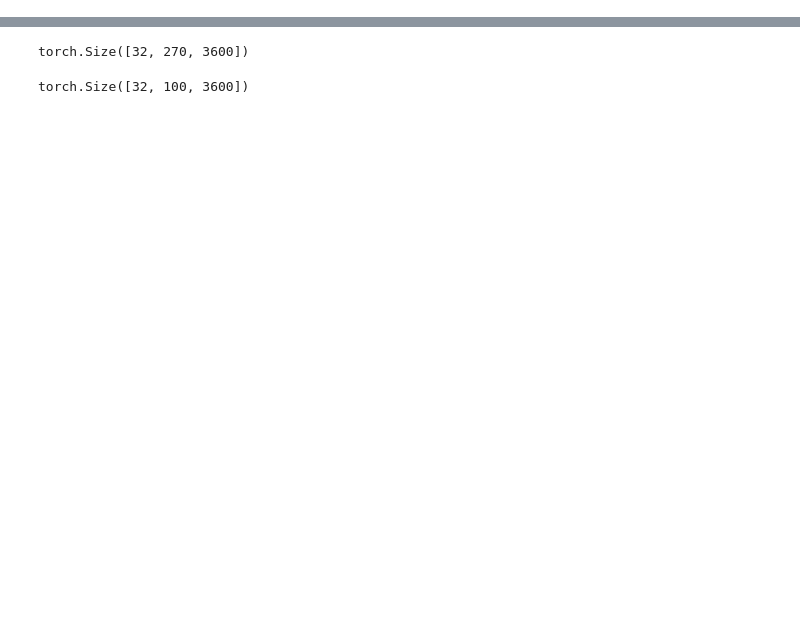
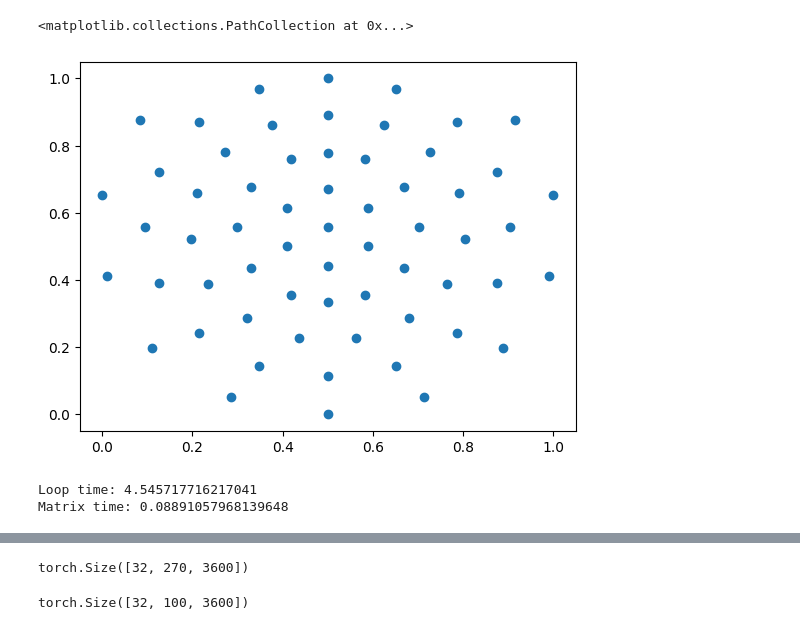
Before and after one commit to Cyb3rBlaze/Facebook-Decoding-Implementation, a Jupyter notebook: brain_model.ipynb, the cells around one changed output, grey strips where cells are left out. Saved outputs shown, nothing was run; the diff lists cells and outputs as text; code cells hidden in the pictures; blank space fills up the shorter version.

```diff
--- a/brain_model.ipynb
+++ b/brain_model.ipynb
@@ -97,0 +100,70 @@ class SpatialAttention(nn.Module):
+# %%
+info = mne.create_info([str(i+1) for i in range(61)], sfreq=500, ch_types="eeg")
+info.set_montage(easycap_montage, on_missing="ignore")
+
+layout = mne.channels.find_layout(info)
+two_dim_pos = layout.pos[:, :2]
+
+# normalize 0-1
+two_dim_pos[:, 0] -= min(two_dim_pos[:, 0])
+two_dim_pos[:, 1] -= min(two_dim_pos[:, 1])
+
+two_dim_pos[:, 0] /= max(two_dim_pos[:, 0])
+two_dim_pos[:, 1] /= max(two_dim_pos[:, 1])
+
+plt.scatter(two_dim_pos[:, 0], two_dim_pos[:, 1])
+# %% [output]
+<matplotlib.collections.PathCollection at 0x...>
+[figure, added]
+# %%
+# compare runtime speeds of matrix vs. loop
+import time
+
+K = 32
+C = 61
+O = 270
+
+z_trainable = torch.randn(O, K, K, dtype=torch.cfloat)
+input_channels = torch.tensor(two_dim_pos)
+
+
+curr_time = time.time()
+
+a_j = 0
+
+for _, channel in enumerate(input_channels):
+    for k in range(1, K+1):
+        for l in range(1, K+1):
+            a_j += (z_trainable[:, k-1, l-1].real) * (torch.cos(2 * np.pi * (k * channel[0] + l * channel[1]))) + \
+                (z_trainable[:, k-1, l-1].imag) * (torch.sin(2 * np.pi * (k * channel[0] + l * channel[1])))
+
+print("Loop time: " + str(time.time() - curr_time))
+
+
+'''
+k -> 32, 32
+input_channels[:, 0] -> 61, 1
+z_trainable.real -> 270, 32, 32
+'''
+
+# matrix version
+k = l = torch.linspace(1, K, K).repeat(C, K, 1).type(torch.float32)
+
+
+curr_time = time.time()
+
+term_1 = torch.transpose(torch.cos(2 * np.pi * (k * input_channels[:, 0].view(-1, 1, 1) + torch.transpose(l, 1, -1) * input_channels[:, 1].view(1, -1, 1, 1))), 2, 3)
+term_2 = torch.transpose(torch.sin(2 * np.pi * (k * input_channels[:, 0].view(-1, 1, 1) + torch.transpose(l, 1, -1) * input_channels[:, 1].view(1, -1, 1, 1))), 2, 3)
+
+z_trainable = torch.transpose(z_trainable.view(1, O, K, K).repeat(C, 1, 1, 1), 0, 1)
+
+a_j = torch.sum(z_trainable.real * term_1 + z_trainable.imag * term_2, dim=(1, 2, 3))
+
+print("Matrix time: " + str(time.time() - curr_time))
+
+
+def a_j_softmax_activation():
+    pass
+# %% [output]
+Loop time: 4.545717716217041
+Matrix time: 0.08891057968139648
```
Also changed, not shown: parts of 6 cells of this notebook, 4 other files.
